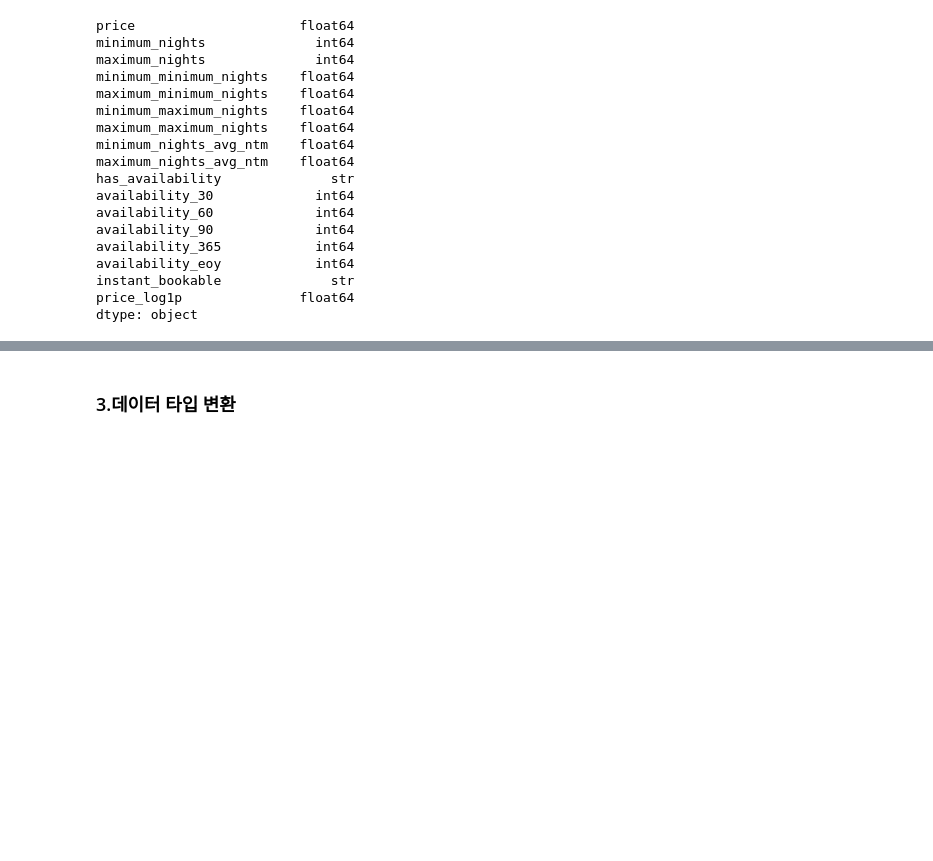
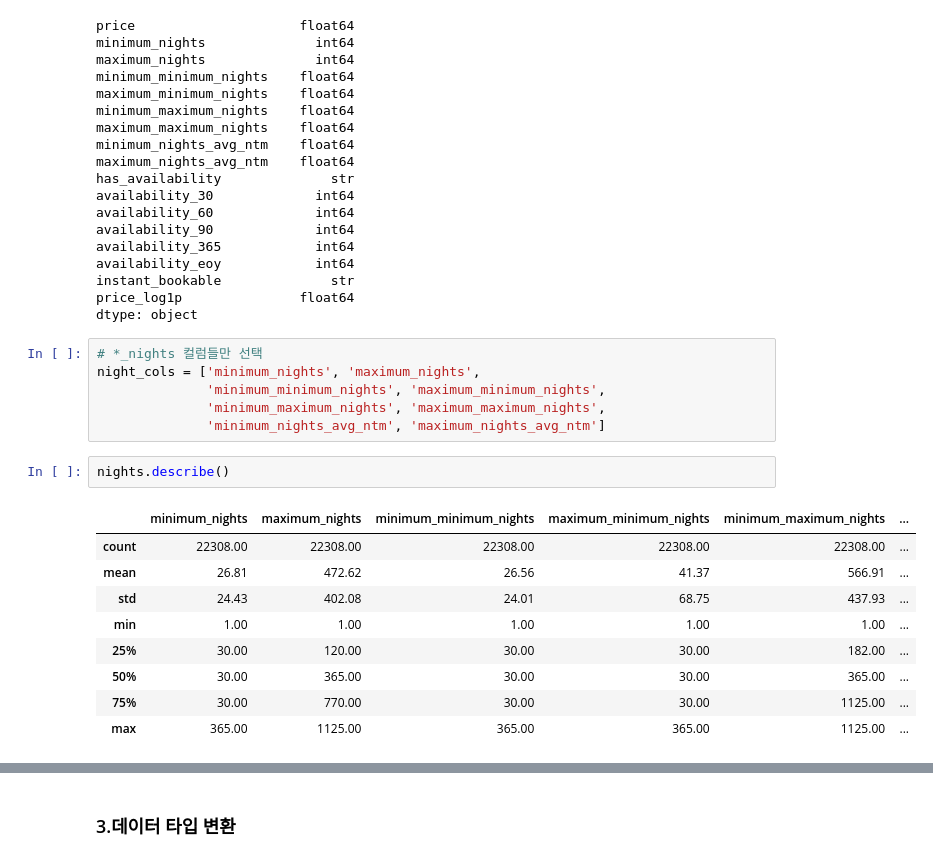
Before and after one commit to motimit/second_project, a Jupyter notebook: Chanhui_EDA/price_eda_1.ipynb, the cells around one changed output, grey strips where cells are left out. Saved outputs shown, nothing was run; the diff lists cells and outputs as text; blank space fills up the shorter version.

```diff
--- a/Chanhui_EDA/price_eda_1.ipynb
+++ b/Chanhui_EDA/price_eda_1.ipynb
@@ -242,3 +241,21 @@ availability_eoy            int64
 instant_bookable              str
 price_log1p               float64
 dtype: object
+# %%
+# *_nights 컬럼들만 선택
+night_cols = ['minimum_nights', 'maximum_nights',
+              'minimum_minimum_nights', 'maximum_minimum_nights',
+              'minimum_maximum_nights', 'maximum_maximum_nights',
+              'minimum_nights_avg_ntm', 'maximum_nights_avg_ntm']
+# %%
+nights.describe()
+# %% [output]
+|  | minimum_nights | maximum_nights | minimum_minimum_nights | maximum_minimum_nights | minimum_maximum_nights | ... |
+| count | 22308.00 | 22308.00 | 22308.00 | 22308.00 | 22308.00 | ... |
+| mean | 26.81 | 472.62 | 26.56 | 41.37 | 566.91 | ... |
+| std | 24.43 | 402.08 | 24.01 | 68.75 | 437.93 | ... |
+| min | 1.00 | 1.00 | 1.00 | 1.00 | 1.00 | ... |
+| 25% | 30.00 | 120.00 | 30.00 | 30.00 | 182.00 | ... |
+| 50% | 30.00 | 365.00 | 30.00 | 30.00 | 365.00 | ... |
+| 75% | 30.00 | 770.00 | 30.00 | 30.00 | 1125.00 | ... |
+| max | 365.00 | 1125.00 | 365.00 | 365.00 | 1125.00 | ... |
```
Also changed, not shown: parts of 6 cells of this notebook, 2 other files.
